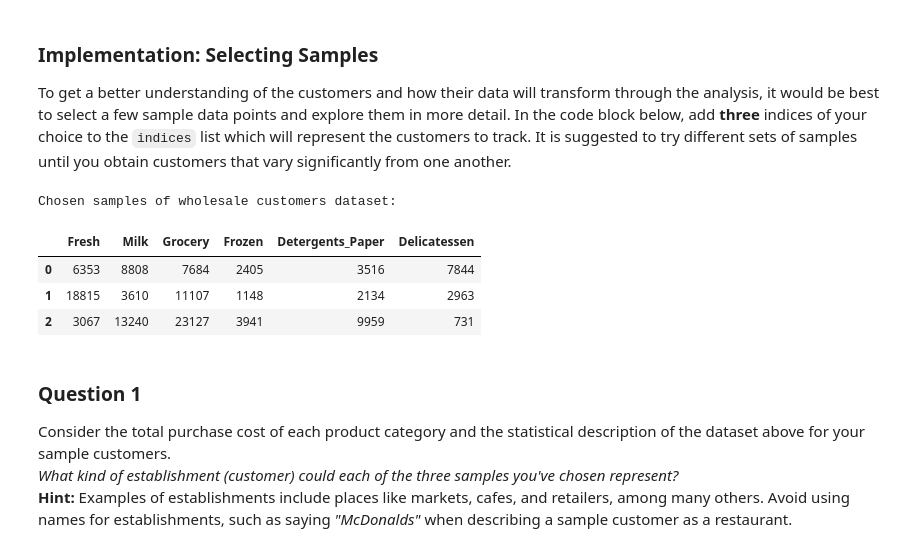
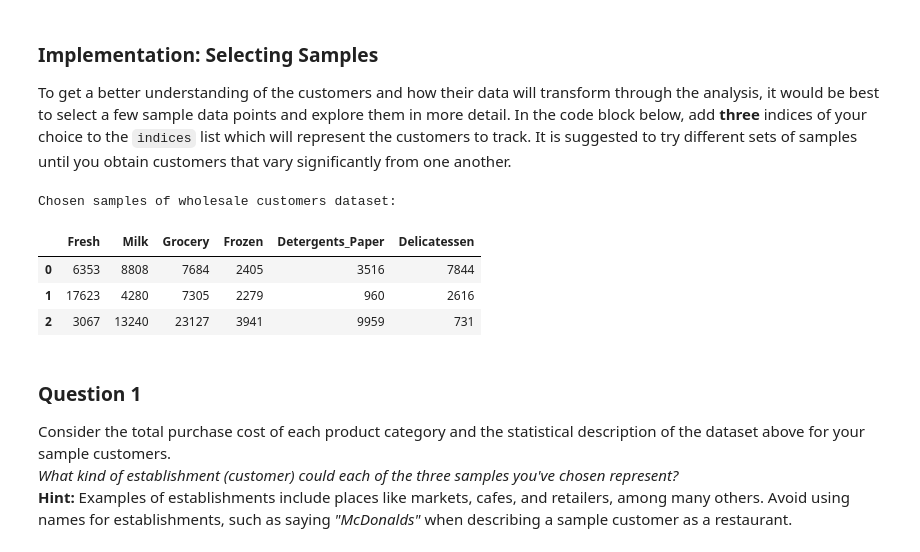
Before and after one commit to wellYouKnow/machine-learning, a Jupyter notebook: projects/creating_customer_segments/customer_segments.ipynb, the cells around one changed output. Drawn from its saved outputs; the diff is of its cells as text; code cells hidden in the pictures.

```diff
--- a/projects/creating_customer_segments/customer_segments.ipynb
+++ b/projects/creating_customer_segments/customer_segments.ipynb
@@ -58,17 +58,17 @@ display(data.describe())
 To get a better understanding of the customers and how their data will transform through the analysis, it would be best to select a few sample data points and explore them in more detail. In the code block below, add **three** indices of your choice to the `indices` list which will represent the customers to track. It is suggested to try different sets of samples until you obtain customers that vary significantly from one another.
 # %%
 # TODO: Select three indices of your choice you wish to sample from the dataset
-indices = [2, 30, 200]
+indices = [2, 140, 200]
 
 # Create a DataFrame of the chosen samples
 samples = pd.DataFrame(data.loc[indices], columns = data.keys()).reset_index(drop = True)
 print "Chosen samples of wholesale customers dataset:"
 display(samples)
 # %% [output]
 Chosen samples of wholesale customers dataset:
 |  | Fresh | Milk | Grocery | Frozen | Detergents_Paper | Delicatessen |
 | 0 | 6353 | 8808 | 7684 | 2405 | 3516 | 7844 |
-| 1 | 18815 | 3610 | 11107 | 1148 | 2134 | 2963 |
+| 1 | 17623 | 4280 | 7305 | 2279 | 960 | 2616 |
 | 2 | 3067 | 13240 | 23127 | 3941 | 9959 | 731 |
 # %% [markdown]
 ### Question 1
```
Also changed, not shown: parts of 26 cells of this notebook, 2 other files.
